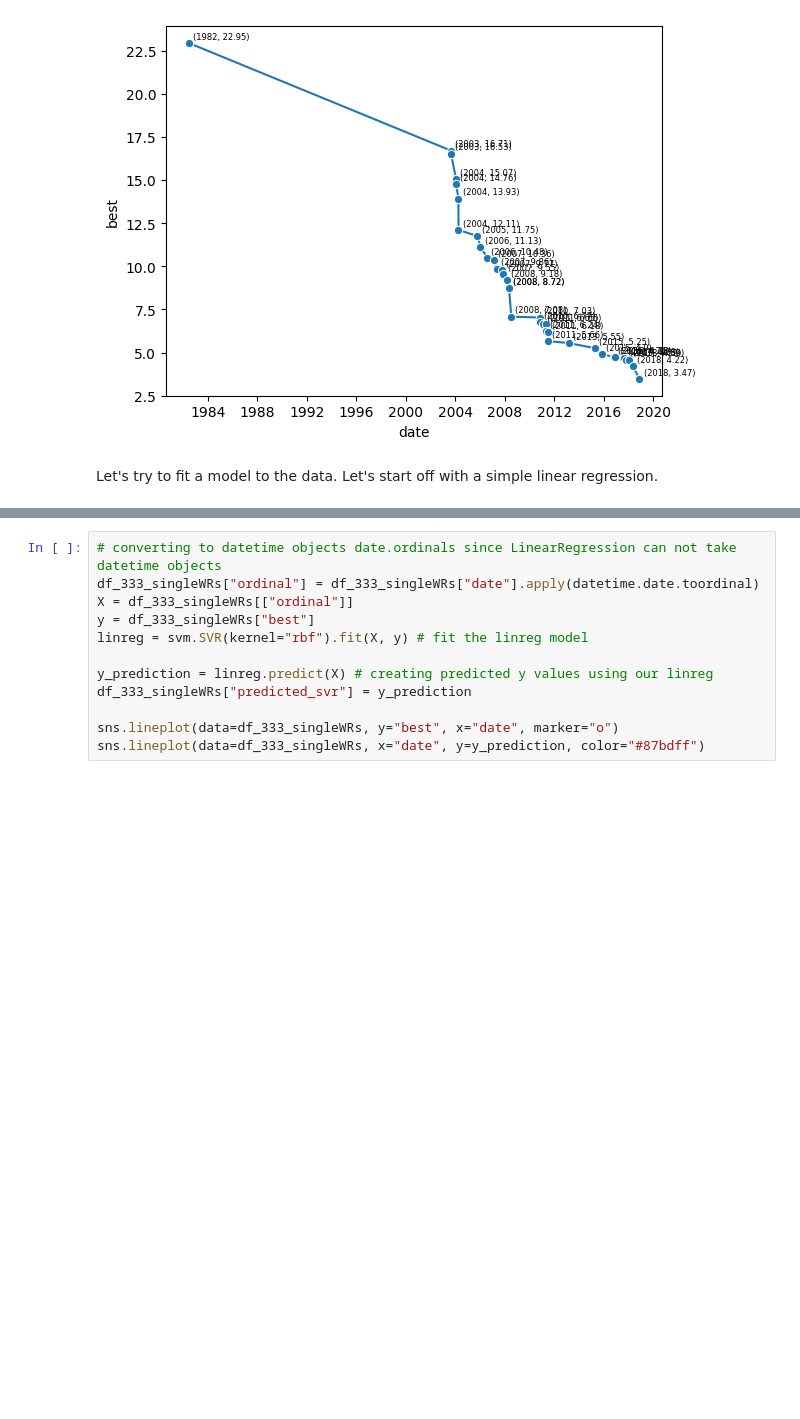
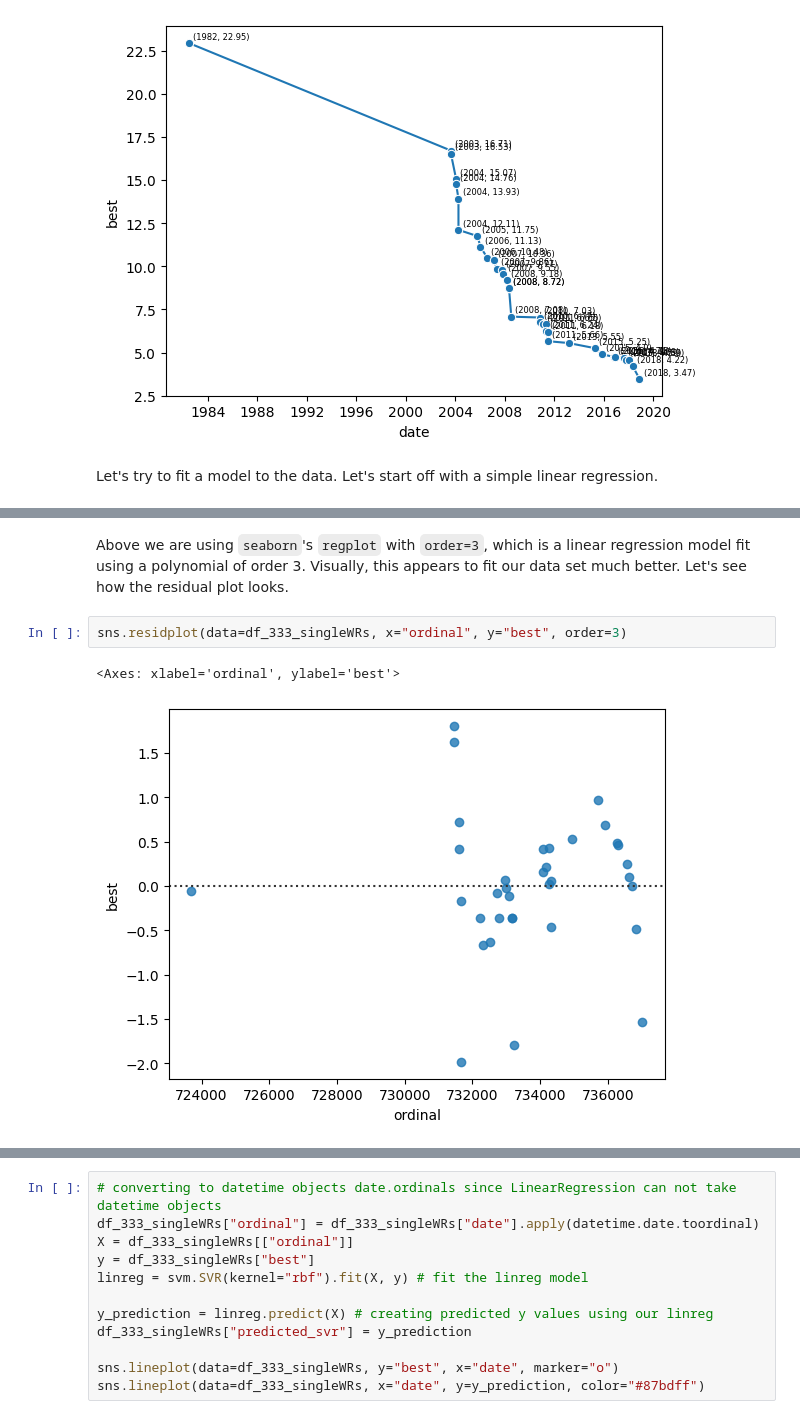
Before and after one commit to chen2li3an1/chen2li3an1.github.io, a Jupyter notebook: Final.ipynb, the cells around one changed output, grey strips where cells are left out. Drawn from its saved outputs; the diff is of its cells as text; blank space fills up the shorter version.

```diff
--- a/Final.ipynb
+++ b/Final.ipynb
@@ -574,0 +616,7 @@ sns.lineplot(data=df_333_singleWRs, x="date", y=y_prediction, color="#87bdff")
+# %% [markdown]
+Above we are using `seaborn`'s `regplot` with `order=3`, which is a linear regression model fit using a polynomial of order 3. Visually, this appears to fit our data set much better. Let's see how the residual plot looks.
+# %%
+sns.residplot(data=df_333_singleWRs, x="ordinal", y="best", order=3)
+# %% [output]
+<Axes: xlabel='ordinal', ylabel='best'>
+[figure, added]
```
Also changed, not shown: parts of 20 cells of this notebook, 1 other file.
